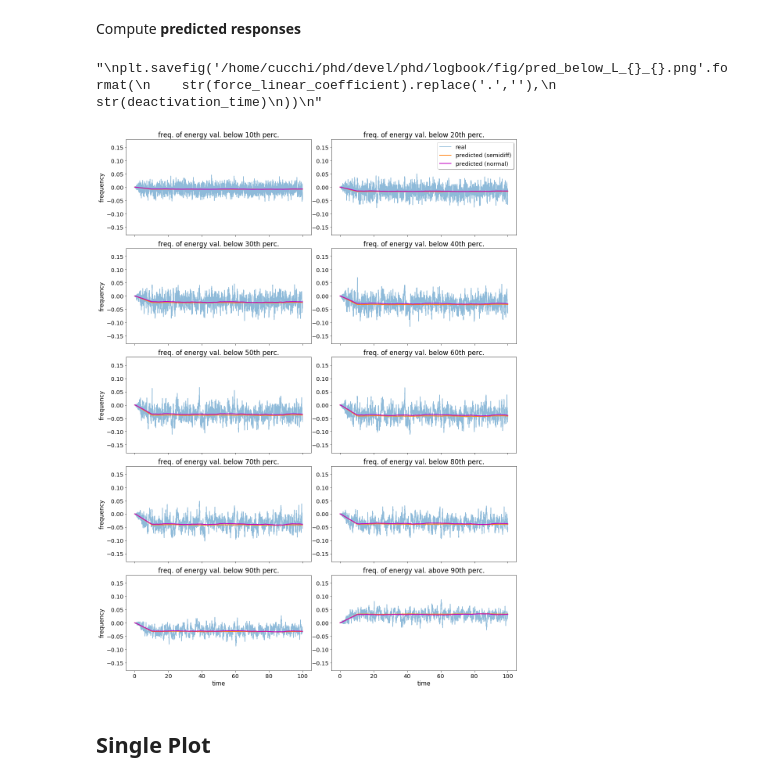
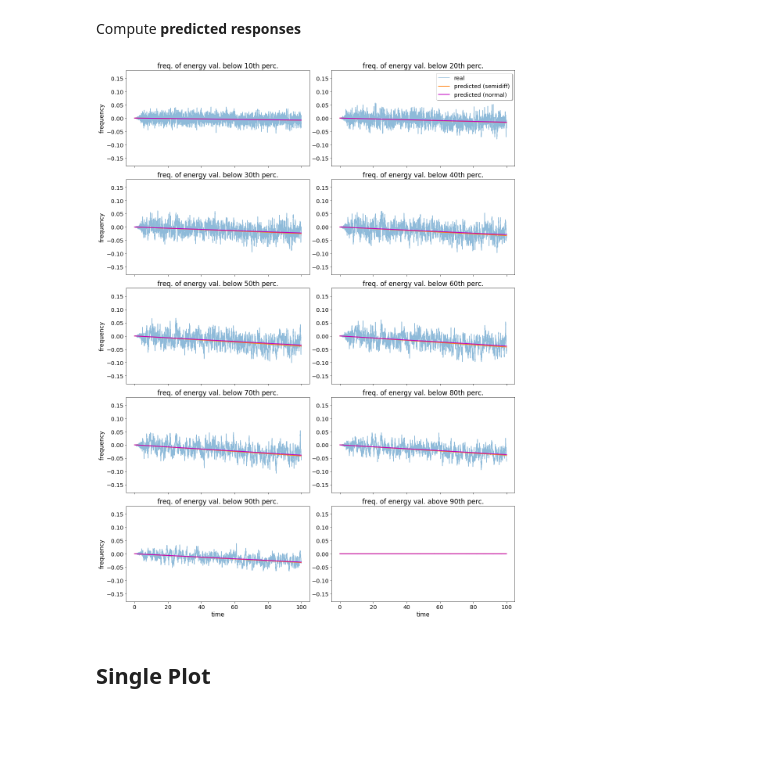
Before and after one commit to mcucchi9/exotic, a Jupyter notebook: docs/notebooks/predictions_linear_plot.ipynb, the cells around one changed output. Cells and saved outputs as stored; diff of their text form; code cells hidden in the pictures; blank space fills up the shorter version.

```diff
--- a/docs/notebooks/predictions_linear_plot.ipynb
+++ b/docs/notebooks/predictions_linear_plot.ipynb
@@ -133,8 +147,16 @@ Compute **susceptibilities**
 chi_semidiff = {}
 chi_normal = {}
 for obs in obs_all:
-    response_p1 = xr.open_dataarray(os.path.join(REF_RESP_PATH[0], 'response_lorenz96_rk4_{}_SF_8_1.0_0.nc'.format(obs)))
-    response_m1 = xr.open_dataarray(os.path.join(REF_RESP_PATH[1], 'response_lorenz96_rk4_{}_SF_8_-1.0_0.nc'.format(obs)))
+    response_p1 = xr.open_dataarray(os.path.join(
+        REF_RESP_PATH[0],
+        observable,
+        f'response_lorenz96_rk4_{obs}_SF_8.0_1.0_0.nc'
+    ))
+    response_m1 = xr.open_dataarray(os.path.join(
+        REF_RESP_PATH[1],
+        observable,
+        f'response_lorenz96_rk4_{obs}_SF_8.0_-1.0_0.nc'
+    ))
     response_semidiff = (response_p1 - response_m1)/2
     chi_semidiff[obs] = analysis.compute_susceptibility(response_semidiff.values.squeeze())
     chi_normal[obs] = analysis.compute_susceptibility(response_p1.values.squeeze())
@@ -146,10 +168,7 @@ resp_pred_semidiff = {}
 resp_pred_normal = {}
 for obs in obs_all:
     resp_real[obs] = xr.open_dataarray(
-        '/home/cucchi/phd/data/response/lorenz96/rk4/{f}/response_lorenz96_rk4_{o}_{f}.nc'.format(
-            o=obs,
-            f=forcing
-        )
+        f'/home/marco/phd/data/response/lorenz96/rk4/{forcing}/{observable}/response_lorenz96_rk4_{obs}_{forcing}.nc'
     )
     resp_pred_semidiff[obs] = analysis.compute_response(chi_semidiff[obs], forcings.LinearForcing(
         linear_coefficient=force_linear_coefficient,
@@ -163,56 +182,49 @@ for obs in obs_all:
 fig, ax = plt.subplots(5, 2, sharex='all', sharey=False, figsize=(15, 20))
 
 titles = [
-    'freq. of energy val. below 10th perc.'.format(observation),
-    'freq. of energy val. below 20th perc.'.format(observation),
-    'freq. of energy val. below 30th perc.'.format(observation),
-    'freq. of energy val. below 40th perc.'.format(observation),
-    'freq. of energy val. below 50th perc.'.format(observation),
-    'freq. of energy val. below 60th perc.'.format(observation),
-    'freq. of energy val. below 70th perc.'.format(observation),
-    'freq. of energy val. below 80th perc.'.format(observation),
-    'freq. of energy val. below 90th perc.'.format(observation),
-    'freq. of energy val. above 90th perc.'.format(observation),
+    f'freq. of {observable} val. below 10th perc.',
+    f'freq. of {observable} val. below 20th perc.',
+    f'freq. of {observable} val. below 30th perc.',
+    f'freq. of {observable} val. below 40th perc.',
+    f'freq. of {observable} val. below 50th perc.',
+    f'freq. of {observable} val. below 60th perc.',
+    f'freq. of {observable} val. below 70th perc.',
+    f'freq. of {observable} val. below 80th perc.',
+    f'freq. of {observable} val. below 90th perc.',
+    f'freq. of {observable} val. above 90th perc.',
 ]
 
 k = 0
 for i in range(5):
     for j in range(2):
         l1, = ax[i, j].plot(np.arange(0, 100, 0.01), resp_real[obs_all[k]].values, alpha=0.5)
         l2, = ax[i, j].plot(np.arange(0, 100, 0.01), resp_pred_semidiff[obs_all[k]][0:10000], linewidth=2)
         l3, = ax[i, j].plot(np.arange(0, 100, 0.01), resp_pred_normal[obs_all[k]][0:10000], linewidth=2, color='m')
         ax[i, j].set_title(titles[k], size=17)
         ax[i, j].set_ylim([-0.18, 0.18])
         ax[i, j].tick_params(labelsize='x-large')
         std_real = resp_real[obs_all[k]].std().values
         avg_real = resp_real[obs_all[k]].mean().values
         sig_digit_real = -math.floor(math.log10(std_real))
         std_pred_normal = resp_pred_normal[obs_all[k]][0:10000].std()
         avg_pred_normal = resp_pred_normal[obs_all[k]][0:10000].mean()
         sig_digit_pred_normal = -math.floor(math.log10(std_pred_normal))
         std_pred_semidiff = resp_pred_semidiff[obs_all[k]][0:10000].std()
         avg_pred_semidiff = resp_pred_semidiff[obs_all[k]][0:10000].mean()
         sig_digit_pred_semidiff = -math.floor(math.log10(std_pred_semidiff))
 
         if k==1:
             ax[i, j].legend((l1, l2, l3), ('real', 'predicted (semidiff)', 'predicted (normal)'), loc='upper right', shadow=True, fontsize='x-large')
         if not j%2:
             ax[i, j].set_ylabel('frequency', size=15)
         if i==4:
             ax[i, j].set_xlabel('time', size=15)
 
         k += 1
 
 plt.tight_layout()
-"""
-plt.savefig('/home/cucchi/phd/devel/phd/logbook/fig/pred_below_L_{}_{}.png'.format(
-    str(force_linear_coefficient).replace('.',''),
-    str(deactivation_time)
-))
-"""
 # %% [output]
-"\nplt.savefig('/home/cucchi/phd/devel/phd/logbook/fig/pred_below_L_{}_{}.png'.format(\n    str(force_linear_coefficient).replace('.',''),\n    str(deactivation_time)\n))\n"
-[figure, old version]
+[figure, new version]
 # %% [markdown]
 ## Single Plot
 # %%
```
Also changed, not shown: parts of 18 cells of this notebook, 2 other files.
